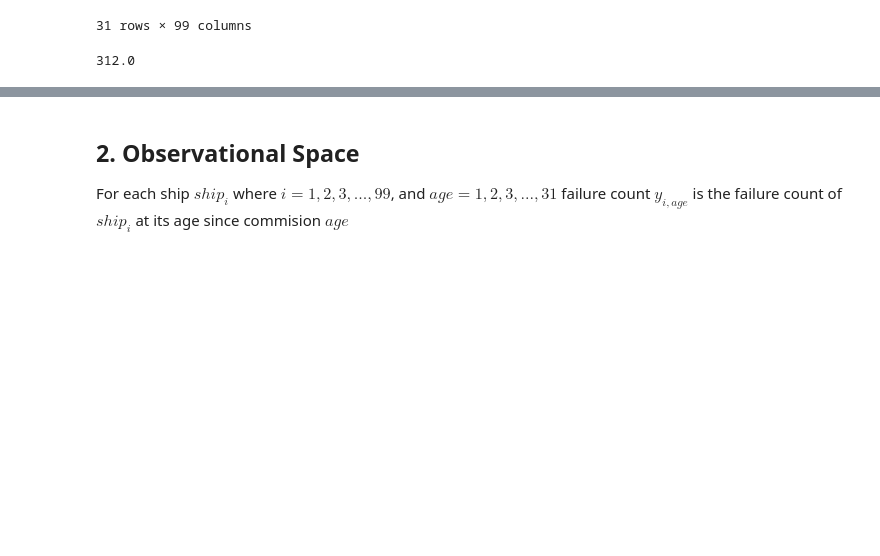
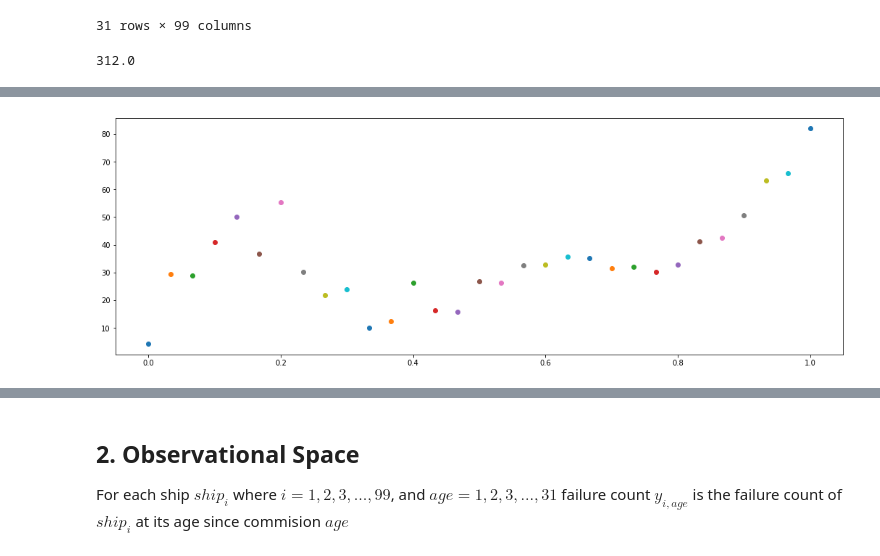
Before and after one commit to hyunjimoon/defense-reliability, a Jupyter notebook: poisson/workflow.ipynb, the cells around one changed output, grey strips where cells are left out. Cells and saved outputs as stored; diff of their text form; code cells hidden in the pictures; blank space fills up the shorter version.

```diff
--- a/poisson/workflow.ipynb
+++ b/poisson/workflow.ipynb
@@ -129,0 +129,9 @@ ax.scatter(y_data, relative_displacement_data)
+# %%
+fig, ax = plt.subplots(figsize=(18,6))
+yplot_val = ship_age_data
+for disp in sorted(list(np.unique(yplot_val))):
+    ax.scatter(disp, np.mean(y_data[yplot_val == disp]), label=disp)
+
+#ax.legend()
+# %% [output]
+[figure, added]
```
Also changed, not shown: parts of 30 cells of this notebook, 6 other files.
